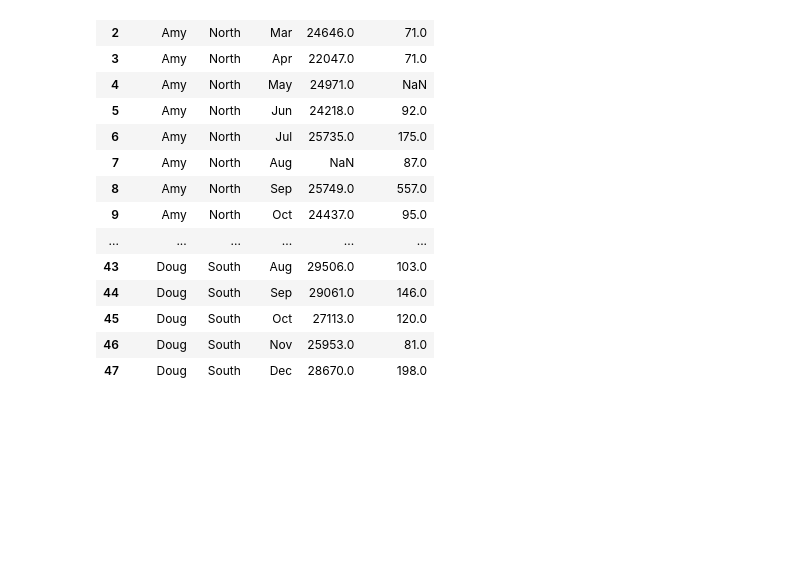
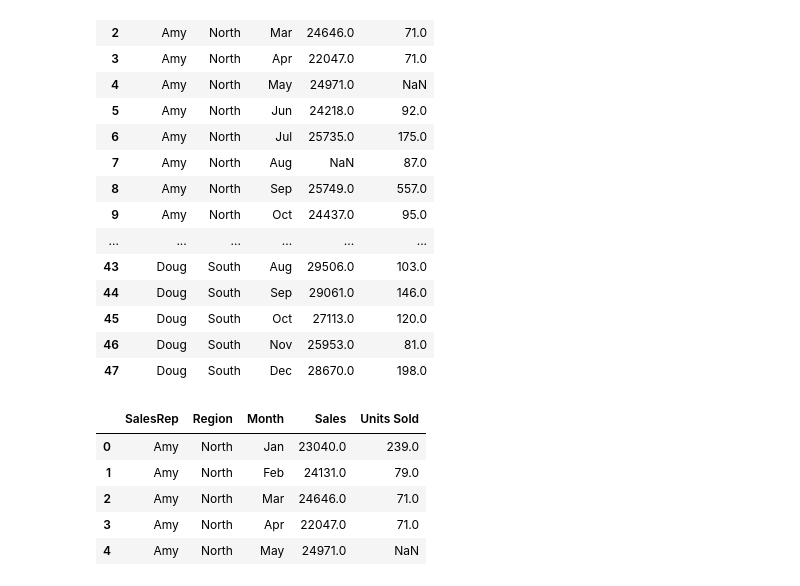
Before and after one commit to Turjo47/DataScience_and_ML_Notes-, a Jupyter notebook: Pandas.ipynb, the cells around one changed output. Cells and saved outputs as stored; diff of their text form; code cells hidden in the pictures; blank space fills up the shorter version.

```diff
--- a/Pandas.ipynb
+++ b/Pandas.ipynb
@@ -59,0 +62,9 @@ df
+# %%
+df.head()
+# %% [output]
+|  | SalesRep | Region | Month | Sales | Units Sold |
+| 0 | Amy | North | Jan | 23040.0 | 239.0 |
+| 1 | Amy | North | Feb | 24131.0 | 79.0 |
+| 2 | Amy | North | Mar | 24646.0 | 71.0 |
+| 3 | Amy | North | Apr | 22047.0 | 71.0 |
+| 4 | Amy | North | May | 24971.0 | NaN |
```
Also changed, not shown: parts of 8 cells of this notebook, 3 other files.
